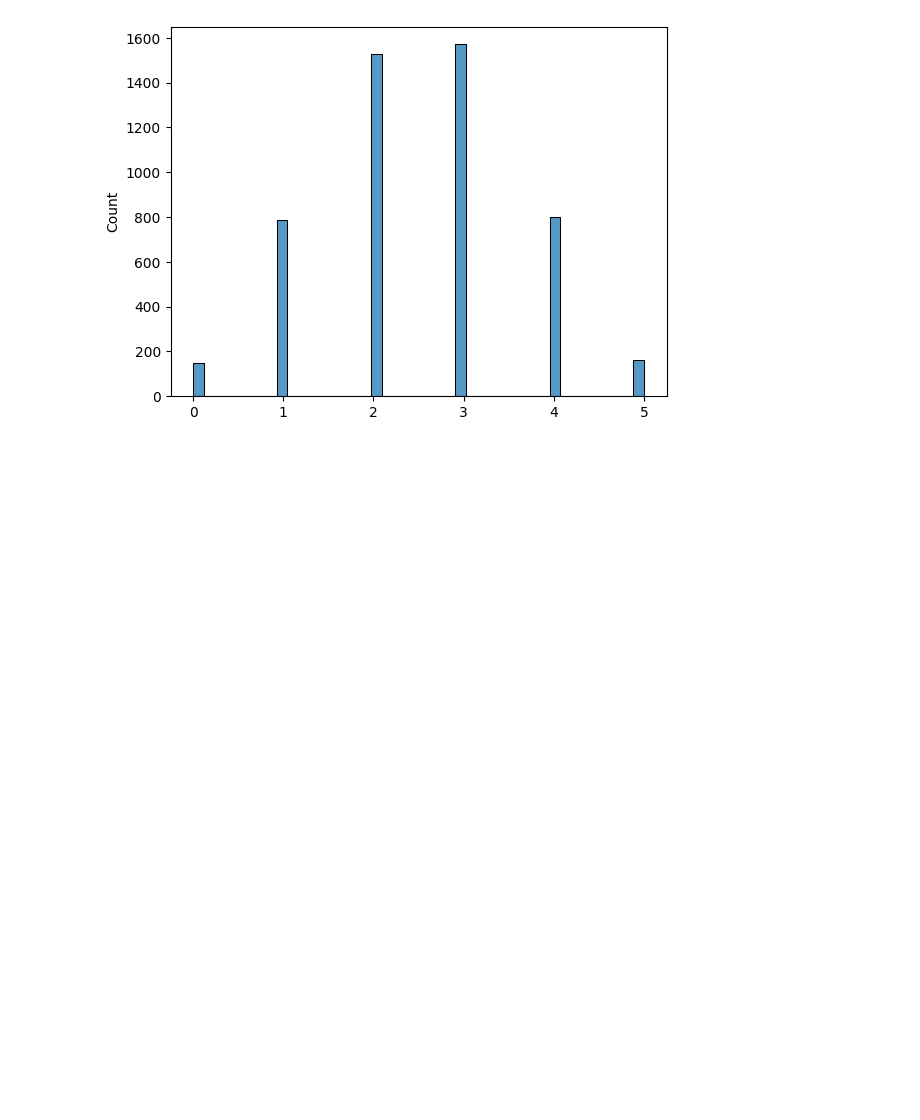
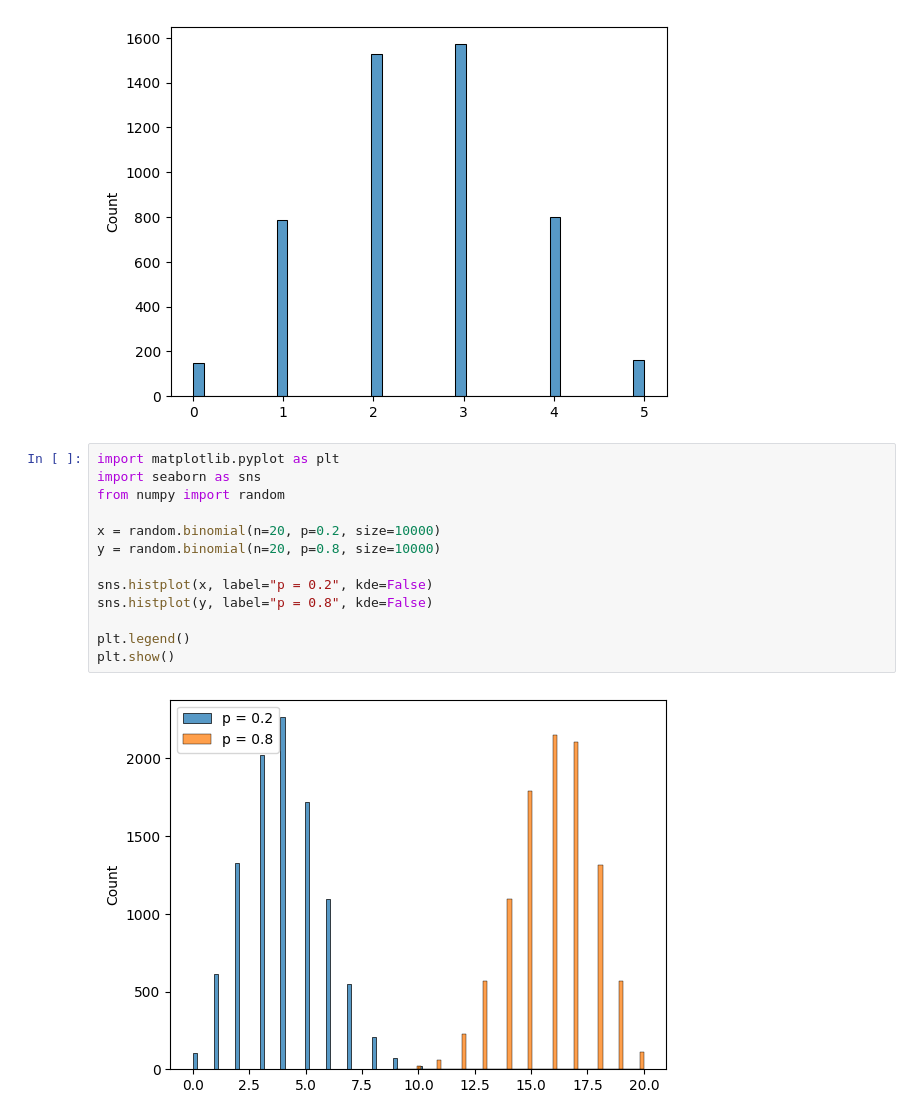
Before and after one commit to wahidali4321/python-for-machine-learning, a Jupyter notebook: Untitled-1.ipynb, the cells around one changed output. Cells and saved outputs as stored; diff of their text form; blank space fills up the shorter version.

```diff
--- a/Untitled-1.ipynb
+++ b/Untitled-1.ipynb
@@ -822,3 +822,18 @@ sns.histplot(x)
 plt.show()
 # %% [output]
 [figure]
+# %%
+import matplotlib.pyplot as plt
+import seaborn as sns
+from numpy import random
+
+x = random.binomial(n=20, p=0.2, size=10000)
+y = random.binomial(n=20, p=0.8, size=10000)
+
+sns.histplot(x, label="p = 0.2", kde=False)
+sns.histplot(y, label="p = 0.8", kde=False)
+
+plt.legend()
+plt.show()
+# %% [output]
+[figure, added]
```
